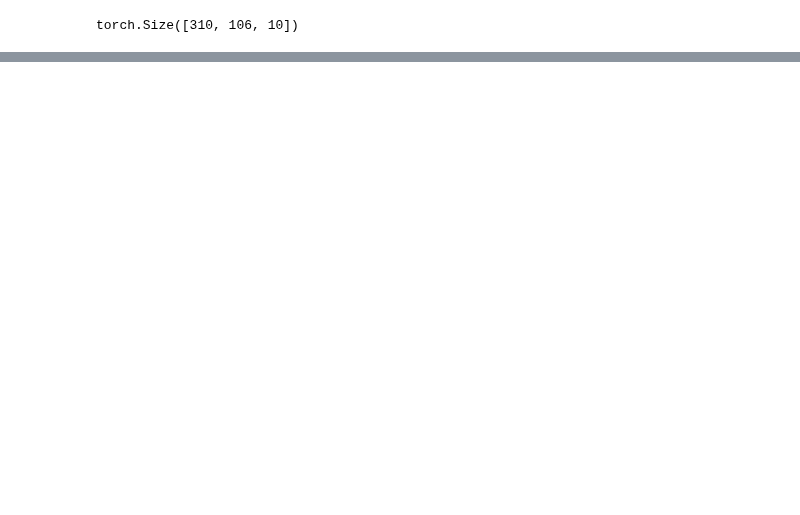
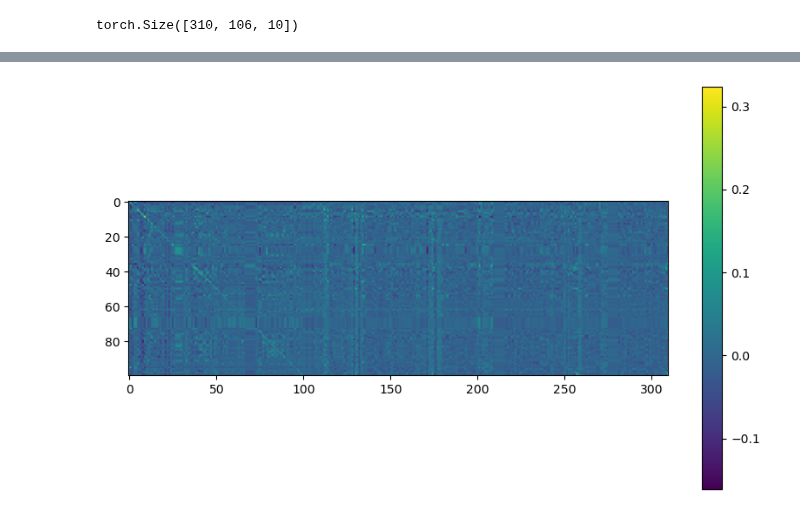
Before and after one commit to NGMLGroup/Koopman-TGNN-Interpretability, a Jupyter notebook: DynCRNN_SINDy.ipynb, the cells around one changed output, grey strips where cells are left out. Cells and saved outputs as stored; diff of their text form; code cells hidden in the pictures; blank space fills up the shorter version.

```diff
--- a/DynCRNN_SINDy.ipynb
+++ b/DynCRNN_SINDy.ipynb
@@ -117,0 +135,10 @@ K.shape
+# %%
+# Reshape K into a 3D array with shape (num_blocks, 10, num_features)
+num_blocks = K.shape[0] // 10
+sum_K = np.array([np.sum(K[i*10:(i+1)*10], axis=0) for i in range(num_blocks)])
+
+num_blocks = K.shape[1] // 10
+sum_K = np.stack([np.sum(sum_K[:,i*10:(i+1)*10], axis=1) for i in range(num_blocks)], axis=1)
+# K_reshaped = rearrange(K, '(n f) H -> n f H', n=num_nodes, f=10)
+
+# sum_K = np.sum(K_reshaped, axis=1)
@@ -117,0 +149,8 @@ K.shape
+# %%
+plt.figure(figsize=(10, 6))
+
+plt.imshow(sum_K)
+plt.colorbar()
+plt.show()
+# %% [output]
+[figure, added]
```
Also changed, not shown: parts of 15 cells of this notebook.
